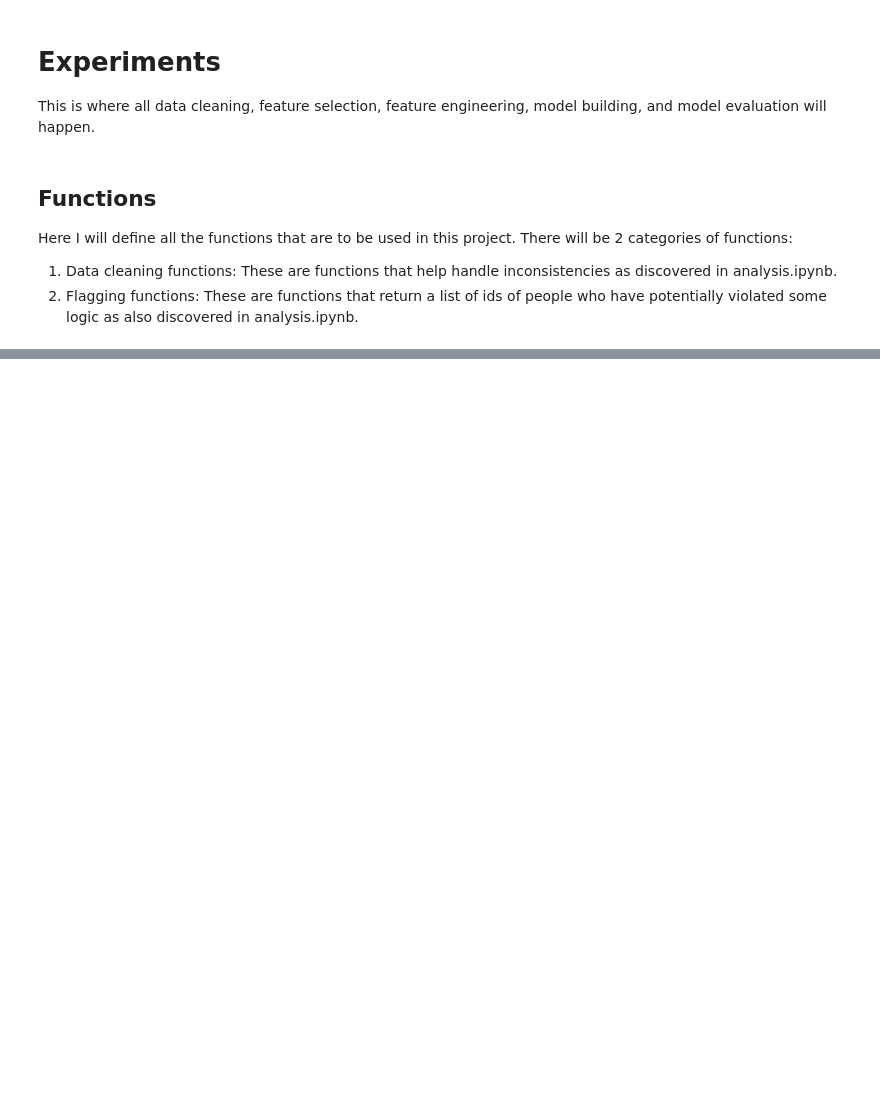
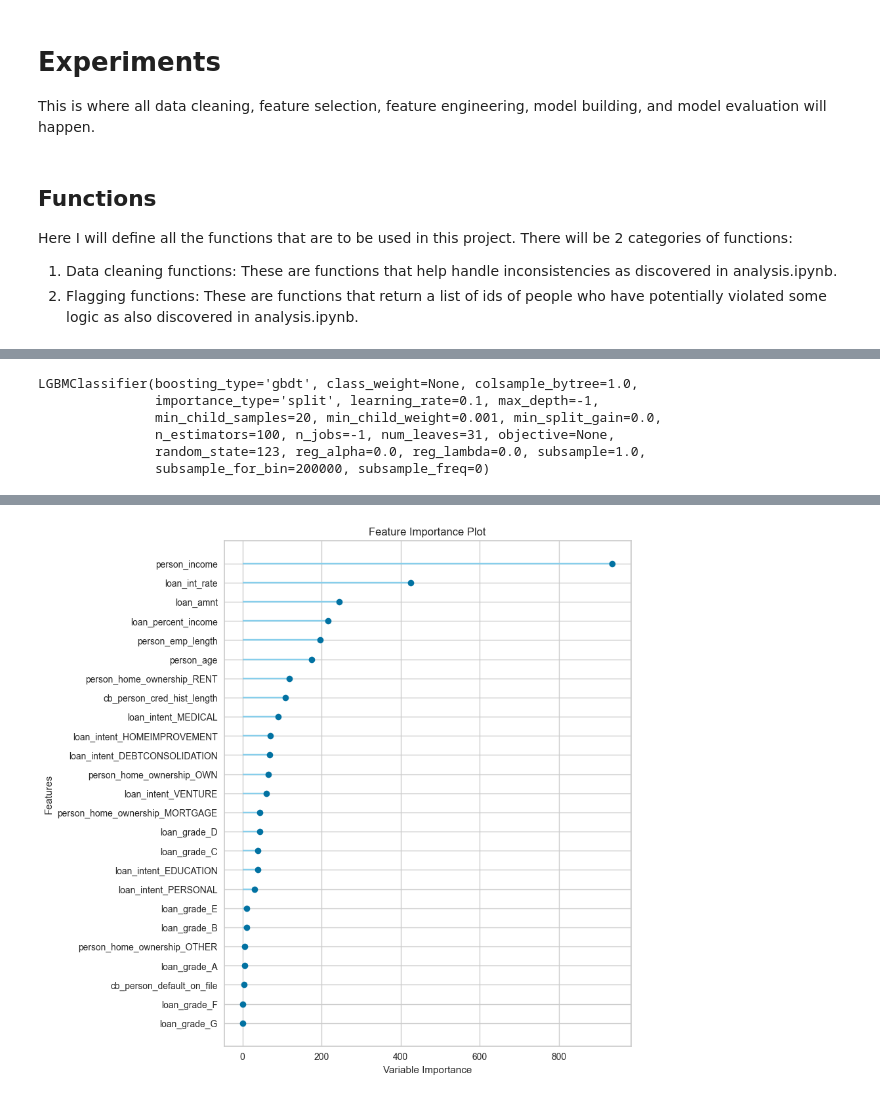
Before and after one commit to AnaqiAmir/Loan-Approval-Prediction, a Jupyter notebook: experiments.ipynb, the cells around one changed output, grey strips where cells are left out. Cells and saved outputs as stored; diff of their text form; code cells hidden in the pictures; blank space fills up the shorter version.

Commit message:
feat: init pycaret experiments

```diff
--- a/experiments.ipynb
+++ b/experiments.ipynb
@@ -92,0 +137,4 @@ def flag_credit_history_violation(df: pd.DataFrame, min_age_for_credit: int) ->
+# %%
+from pycaret.classification import ClassificationExperiment
+s = ClassificationExperiment()
+s.setup(df_train, target = 'loan_status', session_id = 123)
@@ -92,0 +160,2 @@ def flag_credit_history_violation(df: pd.DataFrame, min_age_for_credit: int) ->
+# %%
+best = s.compare_models()
@@ -92,0 +181,12 @@ def flag_credit_history_violation(df: pd.DataFrame, min_age_for_credit: int) ->
+# %%
+print(best)
+# %% [output]
+LGBMClassifier(boosting_type='gbdt', class_weight=None, colsample_bytree=1.0,
+               importance_type='split', learning_rate=0.1, max_depth=-1,
+               min_child_samples=20, min_child_weight=0.001, min_split_gain=0.0,
+               n_estimators=100, n_jobs=-1, num_leaves=31, objective=None,
+               random_state=123, reg_alpha=0.0, reg_lambda=0.0, subsample=1.0,
+               subsample_for_bin=200000, subsample_freq=0)
+# %%
+s.plot_model(best, plot = 'feature_all')
+# %% [output]
@@ -92,0 +194 @@ def flag_credit_history_violation(df: pd.DataFrame, min_age_for_credit: int) ->
+[figure, added]
```
Also changed, not shown: parts of 10 cells of this notebook.
